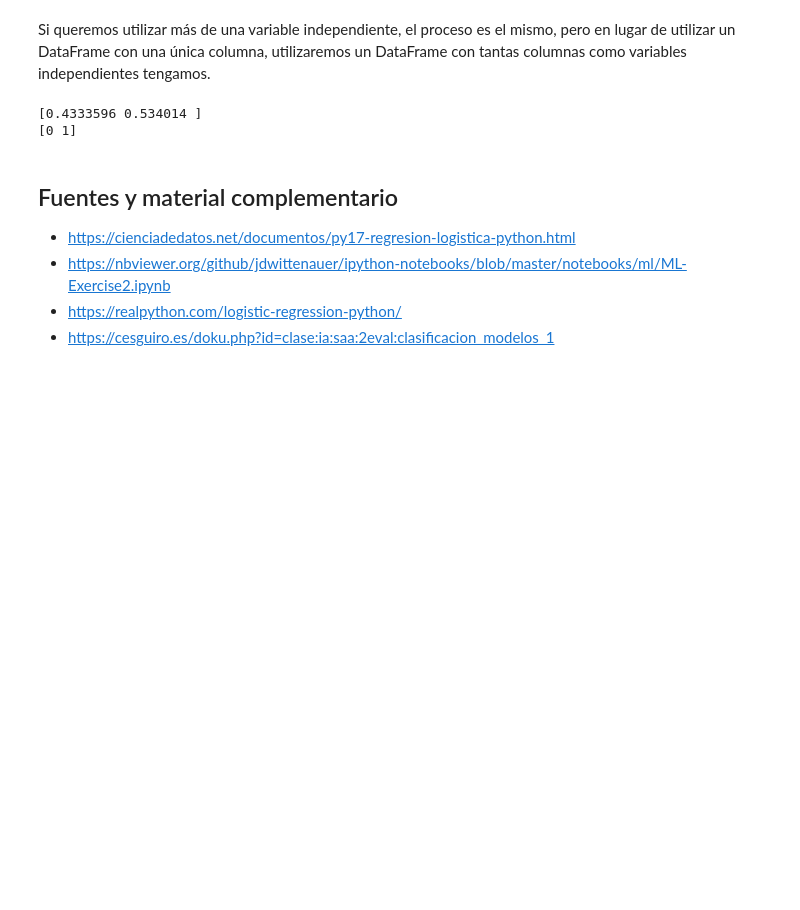
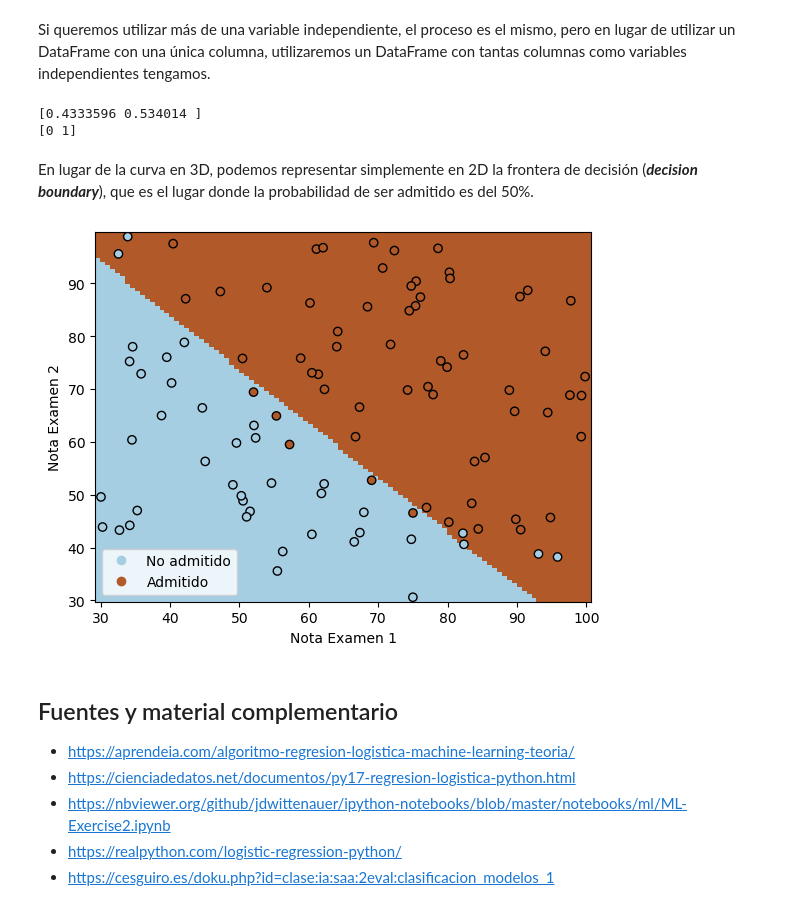
Before and after one commit to avidaldo/ia23, a Jupyter notebook: algoritmos/regresion_logistica.ipynb, the cells around one changed output. Saved outputs shown, nothing was run; the diff lists cells and outputs as text; code cells hidden in the pictures; blank space fills up the shorter version.

```diff
--- a/algoritmos/regresion_logistica.ipynb
+++ b/algoritmos/regresion_logistica.ipynb
@@ -199,14 +193,49 @@ Como cabría esperar,los alumnos admitidos tienden a tener notas más altas en a
 # %% [markdown]
 Si queremos utilizar más de una variable independiente, el proceso es el mismo, pero en lugar de utilizar un DataFrame con una única columna, utilizaremos un DataFrame con tantas columnas como variables independientes tengamos.
 # %%
-model_multi = LogisticRegression().fit(df.drop(columns='admitted'), df['admitted'])
+X = df.drop(columns='admitted') # Devolvemos dataframe sin la columna 'admitted'
+y = df['admitted']
+
+model_multi = LogisticRegression().fit(X, y)
+
 print(model.predict_proba(new_grades)[:,1])
 print(model.predict(new_grades))
 # %% [output]
 [0.4333596 0.534014 ]
 [0 1]
+# %% [markdown]
+En lugar de la curva en 3D, podemos representar simplemente en 2D la frontera de decisión (***decision boundary***), que es el lugar donde la probabilidad de ser admitido es del 50%.
+# %%
+from sklearn.inspection import DecisionBoundaryDisplay
+
+_, ax = plt.subplots()
+DecisionBoundaryDisplay.from_estimator( # Creamos un gráfico con la frontera de decisión
+    model_multi,
+    X,
+    cmap='Paired',
+    ax=ax,
+    response_method="predict",
+    plot_method="pcolormesh",
+    shading="auto",
+    xlabel="Nota Examen 1",
+    ylabel="Nota Examen 2",
+    eps=0.5,
+)
+
+scatter = plt.scatter(df['exam1'], df['exam2'], c=df['admitted'],
+            edgecolors="k",
+            cmap=plt.cm.Paired
+            )
+
+plt.xlabel("Nota Examen 1")
+plt.ylabel("Nota Examen 2")
+plt.legend(scatter.legend_elements()[0], ['No admitido', 'Admitido'])
+plt.show()
+# %% [output]
+[figure, added]
 # %% [markdown]
 ## Fuentes y material complementario
+- https://aprendeia.com/algoritmo-regresion-logistica-machine-learning-teoria/
 - https://cienciadedatos.net/documentos/py17-regresion-logistica-python.html
 - https://nbviewer.org/github/jdwittenauer/ipython-notebooks/blob/master/notebooks/ml/ML-Exercise2.ipynb
 - https://realpython.com/logistic-regression-python/
```
Also changed, not shown: parts of 2 cells of this notebook, 1 other file.
